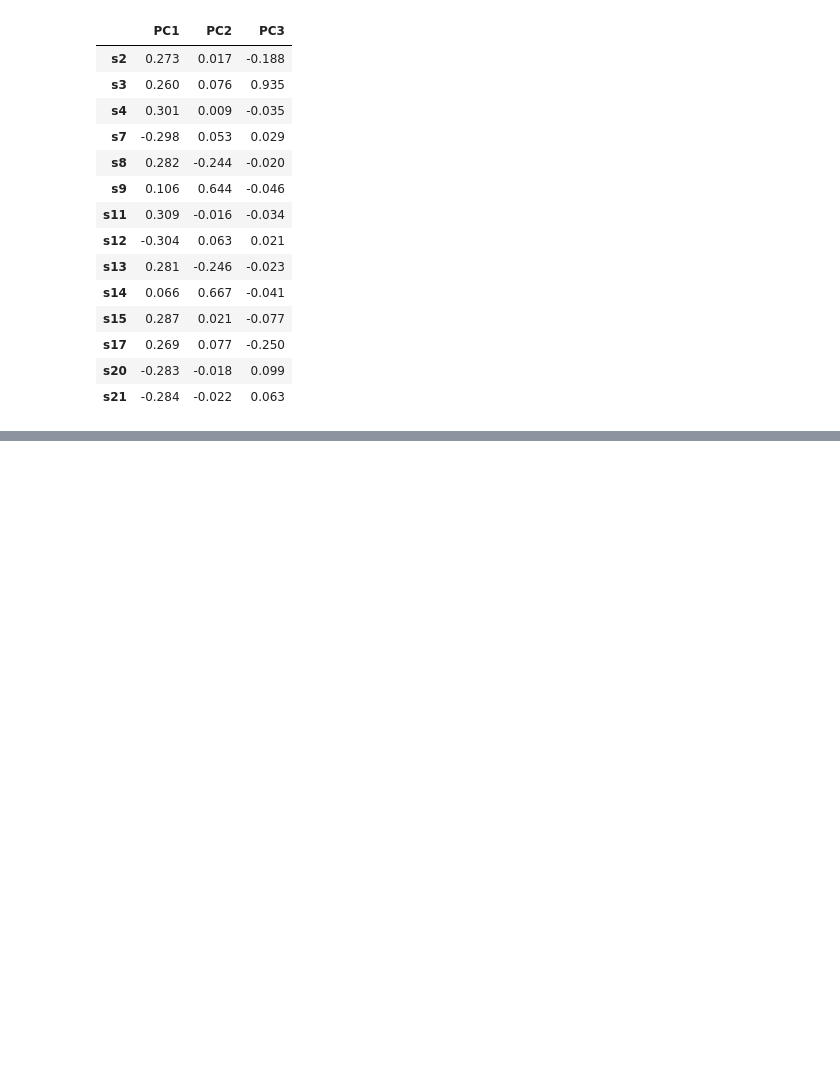
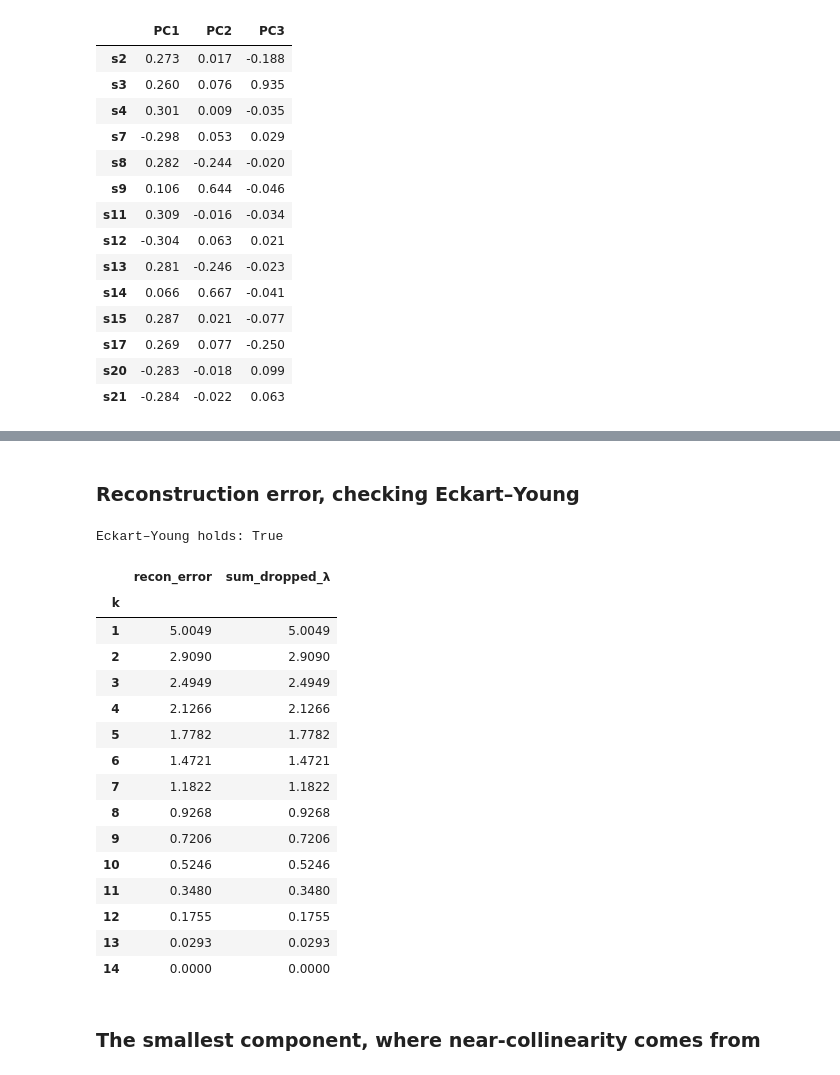
Before and after one commit to donald01johnson/mfda-exp8-pca-health, a Jupyter notebook: notebooks/exp8_pca_health.ipynb, the cells around one changed output, grey strips where cells are left out. Drawn from its saved outputs; the diff is of its cells as text; code cells hidden in the pictures; blank space fills up the shorter version.

```diff
--- a/notebooks/exp8_pca_health.ipynb
+++ b/notebooks/exp8_pca_health.ipynb
@@ -249,0 +252,11 @@ loadings.iloc[:, :3].round(3)
+# %%
+T = Z @ V                                   # principal component scores
+C_T = (T.T @ T) / (n - 1)
+
+print("var(scores) = λ          :", np.allclose(np.diag(C_T), lam))
+print("scores uncorrelated      :", np.allclose(C_T - np.diag(np.diag(C_T)), 0, atol=1e-10))
+print("max |off-diagonal cov|   :", f"{np.abs(C_T - np.diag(np.diag(C_T))).max():.2e}")
+
+np.save(PROC_DIR / "V.npy", V)
+np.save(PROC_DIR / "lam.npy", lam)
+np.save(PROC_DIR / "T.npy", T)
@@ -249,0 +358,31 @@ loadings.iloc[:, :3].round(3)
+# %% [markdown]
+### Reconstruction error, checking Eckart–Young
+# %%
+rows = []
+for k in range(1, p + 1):
+    Zk  = T[:, :k] @ V[:, :k].T
+    err = np.sum((Z - Zk) ** 2) / (n - 1)
+    rows.append({"k": k, "recon_error": err, "sum_dropped_λ": lam[k:].sum()})
+recon = pd.DataFrame(rows).set_index("k")
+print("Eckart–Young holds:", np.allclose(recon["recon_error"], recon["sum_dropped_λ"]))
+recon.round(4)
+# %% [output]
+Eckart–Young holds: True
+|  | recon_error | sum_dropped_λ |
+| k |  |  |
+| 1 | 5.0049 | 5.0049 |
+| 2 | 2.9090 | 2.9090 |
+| 3 | 2.4949 | 2.4949 |
+| 4 | 2.1266 | 2.1266 |
+| 5 | 1.7782 | 1.7782 |
+| 6 | 1.4721 | 1.4721 |
+| 7 | 1.1822 | 1.1822 |
+| 8 | 0.9268 | 0.9268 |
+| 9 | 0.7206 | 0.7206 |
+| 10 | 0.5246 | 0.5246 |
+| 11 | 0.3480 | 0.3480 |
+| 12 | 0.1755 | 0.1755 |
+| 13 | 0.0293 | 0.0293 |
+| 14 | 0.0000 | 0.0000 |
+# %% [markdown]
+### The smallest component, where near-collinearity comes from
```
Also changed, not shown: parts of 13 cells of this notebook, 1 other file.
